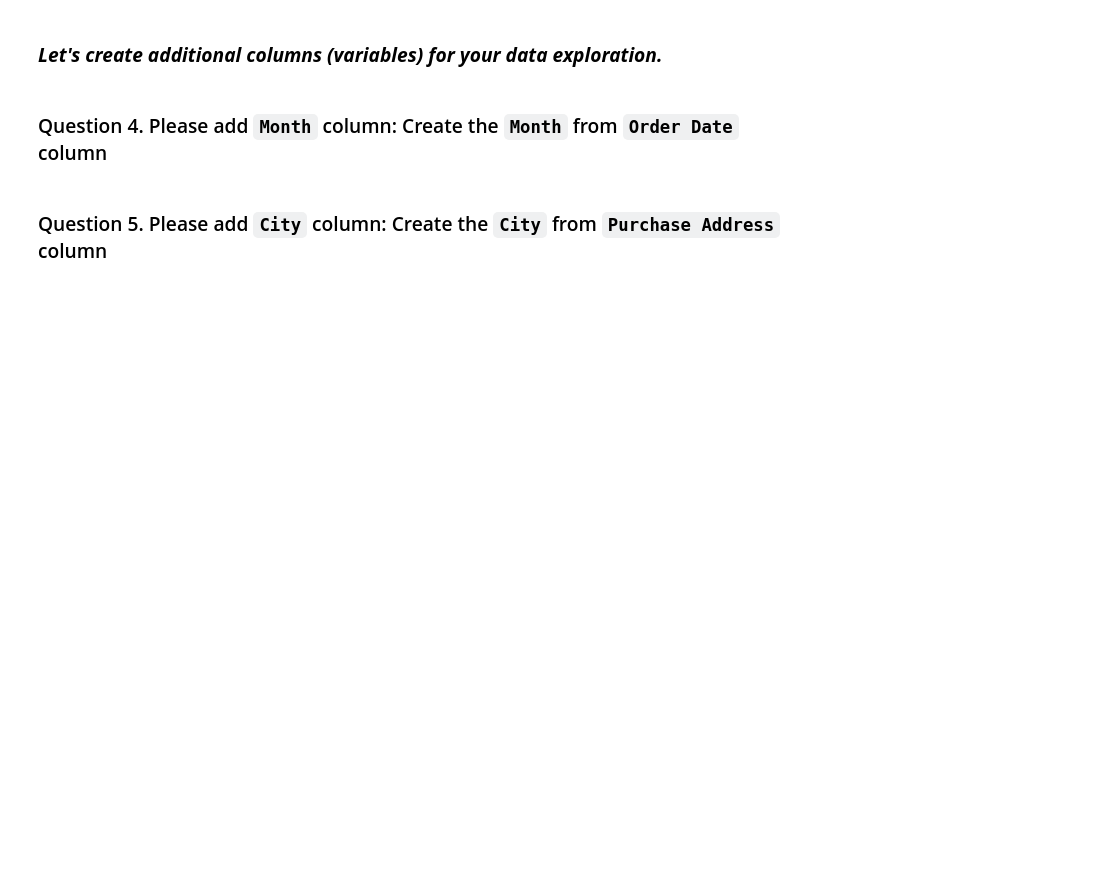
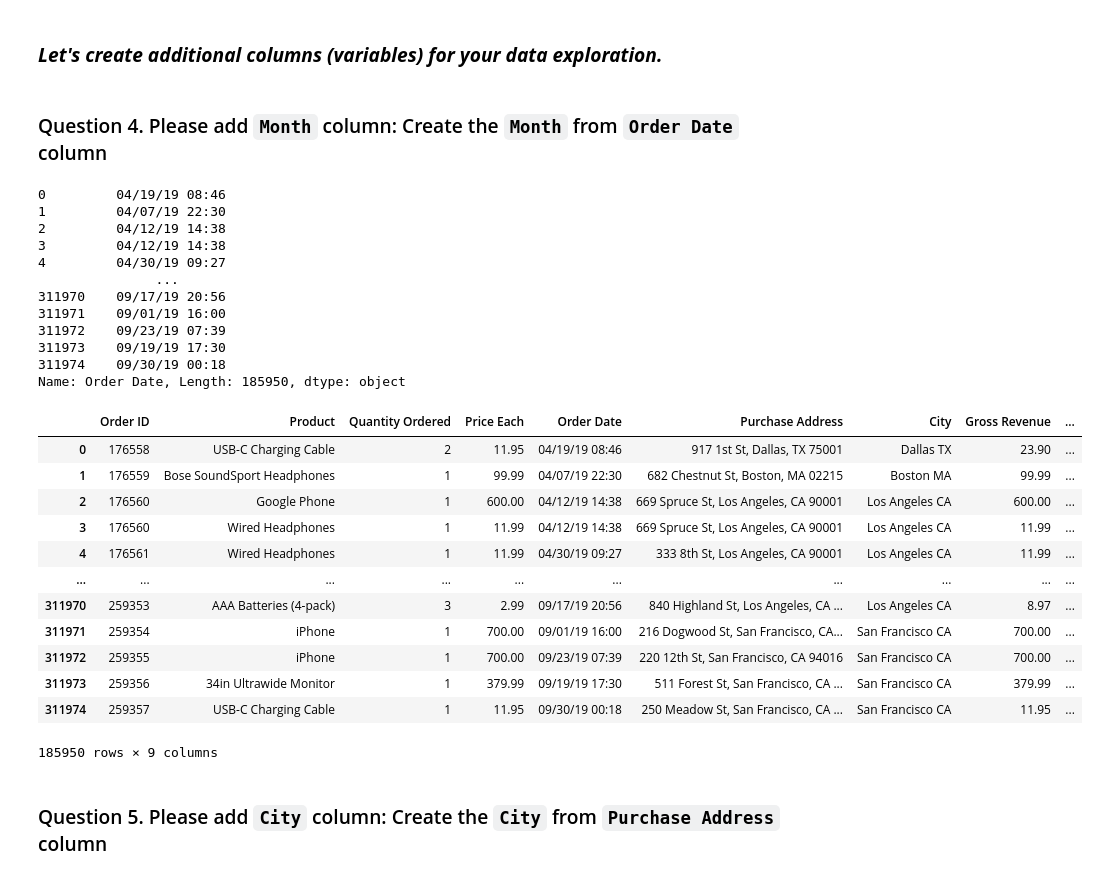
Before and after one commit to victoryapcheeann/QF625-Exercise, a Jupyter notebook: QF625_Exercise1.ipynb, the cells around one changed output. Saved outputs shown, nothing was run; the diff lists cells and outputs as text; code cells hidden in the pictures; blank space fills up the shorter version.

```diff
--- a/QF625_Exercise1.ipynb
+++ b/QF625_Exercise1.ipynb
@@ -23,3 +75,8 @@ import panda as pd
 > The first step in this exercise is figuring out what we need to clean.
 # %% [markdown]
 ### Question 1. Please remove rows of NAN
+# %%
+def nans(df): return df[df.isnull().any(axis=1)]
+display('check for rows with nans value', nans(data))
+data2 = data.dropna()
+display(data2)
@@ -26,2 +111,21 @@ import panda as pd
 # %% [markdown]
 ### Question 2. Please remove text in `Order Date` column
+# %%
+display('data2', data2['Order Date'])
+
+# Check 'Order Date' Columns with String
+dataWithString = data2["Order Date"].str.contains('Order')
+dataWithString2 = data2["Order Date"].str[0:3] == 'Ord'
+# dataWithString3 = data2["Order Date"].str.contains('^[^a-zA-Z]').any
+display('data2 order data with string', dataWithString)
+display('data2 order data with string method 2', dataWithString2)
+# display('data2 order data with string method 3', dataWithString3)
+
+# Show all rows with string in 'Order Date' columns
+data3 = data2[dataWithString2]
+display('data3', data3)
+display('data3 loc', data3.loc[519])
+
+# Remove all rows with string
+data4 = pd.merge(data2,data3, indicator=True, how='outer').query('_merge=="left_only"').drop('_merge', axis=1)
+display('data4', data4.head())
@@ -28,2 +201,10 @@ import panda as pd
 # %% [markdown]
 ### Question 3. Please make columns correct type: namely, make `Quantity Ordered` and `Price Each` as numeric data types.
+# %%
+display('before Quantity Ordered', data4['Quantity Ordered'])
+data4['Quantity Ordered'] = pd.to_numeric(data4['Quantity Ordered'], errors='coerce')
+display('after Quantity Ordered', data4['Quantity Ordered'])
+
+display('before Price Each', data4['Price Each'])
+data4['Price Each'] = pd.to_numeric(data4['Price Each'], errors='coerce')
+display('after Price Each', data4['Price Each'])
@@ -31,5 +265,35 @@ import panda as pd
 ### ***Let's create additional columns (variables) for your data exploration.***
 # %% [markdown]
 ### Question 4. Please add `Month` column: Create the `Month` from `Order Date` column
+# %%
+display(data4['Order Date'])
+data4['Month'] = data4['Order Date'].str[0:2]
+display(data4)
+# %% [output]
+0         04/19/19 08:46
+1         04/07/19 22:30
+2         04/12/19 14:38
+3         04/12/19 14:38
+4         04/30/19 09:27
+               ...
+311970    09/17/19 20:56
+311971    09/01/19 16:00
+311972    09/23/19 07:39
+311973    09/19/19 17:30
+311974    09/30/19 00:18
+Name: Order Date, Length: 185950, dtype: object
+|  | Order ID | Product | Quantity Ordered | Price Each | Order Date | Purchase Address | City | Gross Revenue | ... |
+| 0 | 176558 | USB-C Charging Cable | 2 | 11.95 | 04/19/19 08:46 | 917 1st St, Dallas, TX 75001 | Dallas TX | 23.90 | ... |
+| 1 | 176559 | Bose SoundSport Headphones | 1 | 99.99 | 04/07/19 22:30 | 682 Chestnut St, Boston, MA 02215 | Boston MA | 99.99 | ... |
+| 2 | 176560 | Google Phone | 1 | 600.00 | 04/12/19 14:38 | 669 Spruce St, Los Angeles, CA 90001 | Los Angeles CA | 600.00 | ... |
+| 3 | 176560 | Wired Headphones | 1 | 11.99 | 04/12/19 14:38 | 669 Spruce St, Los Angeles, CA 90001 | Los Angeles CA | 11.99 | ... |
+| 4 | 176561 | Wired Headphones | 1 | 11.99 | 04/30/19 09:27 | 333 8th St, Los Angeles, CA 90001 | Los Angeles CA | 11.99 | ... |
+| ... | ... | ... | ... | ... | ... | ... | ... | ... | ... |
+| 311970 | 259353 | AAA Batteries (4-pack) | 3 | 2.99 | 09/17/19 20:56 | 840 Highland St, Los Angeles, CA ... | Los Angeles CA | 8.97 | ... |
+| 311971 | 259354 | iPhone | 1 | 700.00 | 09/01/19 16:00 | 216 Dogwood St, San Francisco, CA... | San Francisco CA | 700.00 | ... |
+| 311972 | 259355 | iPhone | 1 | 700.00 | 09/23/19 07:39 | 220 12th St, San Francisco, CA 94016 | San Francisco CA | 700.00 | ... |
+| 311973 | 259356 | 34in Ultrawide Monitor | 1 | 379.99 | 09/19/19 17:30 | 511 Forest St, San Francisco, CA ... | San Francisco CA | 379.99 | ... |
+| 311974 | 259357 | USB-C Charging Cable | 1 | 11.95 | 09/30/19 00:18 | 250 Meadow St, San Francisco, CA ... | San Francisco CA | 11.95 | ... |
+185950 rows × 9 columns
 # %% [markdown]
 ### Question 5. Please add `City` column: Create the `City` from `Purchase Address` column
```
Also changed, not shown: parts of 8 cells of this notebook, 1 other file.
